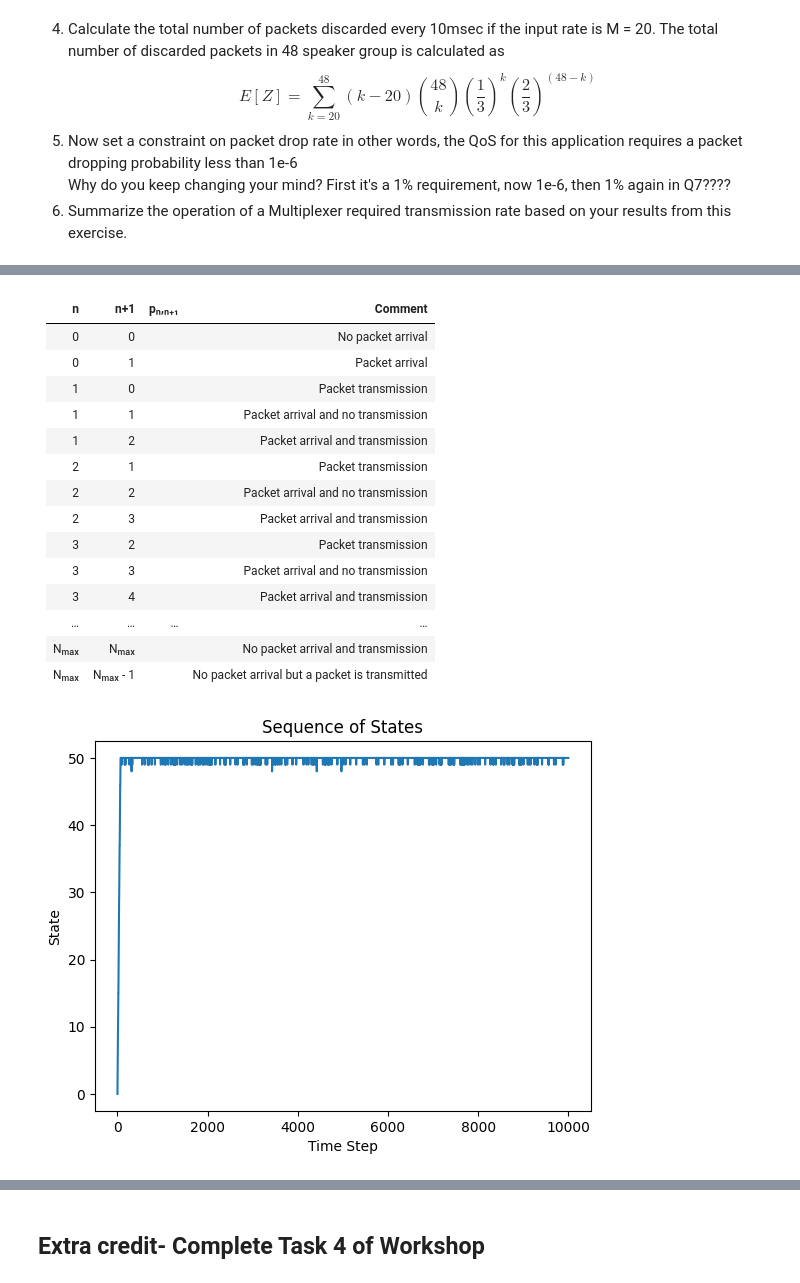
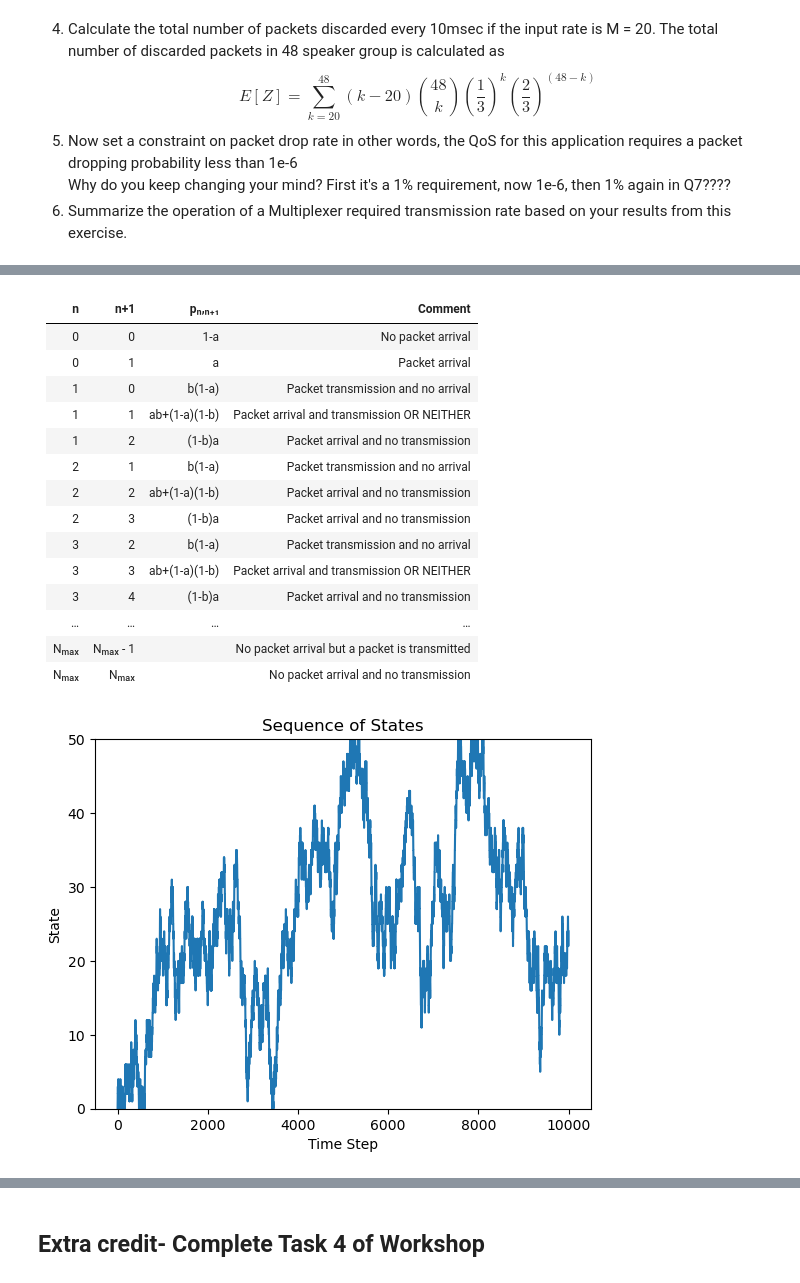
Before and after one commit to cpas0004/Monash2026, a Jupyter notebook: ECE4045/Labs/Lab 2/Lab2 -Moodle version_2025.ipynb, the cells around one changed output, grey strips where cells are left out. Saved outputs shown, nothing was run; the diff lists cells and outputs as text; code cells hidden in the pictures.

```diff
--- a/ECE4045/Labs/Lab 2/Lab2 -Moodle version_2025.ipynb
+++ b/ECE4045/Labs/Lab 2/Lab2 -Moodle version_2025.ipynb
@@ -286,20 +282,20 @@ These conditions define how the state of the data multiplexer changes over time
 
 | **n**      | **n+1**       | **pₙ,ₙ₊₁** | **Comment**                               |
 |------------|---------------|-------------|--------------------------------------------|
-| 0          | 0             |             | No packet arrival                          |
-| 0          | 1             |             | Packet arrival                             |
-| 1          | 0             |             | Packet transmission                        |
-| 1          | 1             |             | Packet arrival and no transmission         |
-| 1          | 2             |             | Packet arrival and transmission            |
-| 2          | 1             |             | Packet transmission                        |
-| 2          | 2             |             | Packet arrival and no transmission         |
-| 2          | 3             |             | Packet arrival and transmission            |
-| 3          | 2             |             | Packet transmission                        |
-| 3          | 3             |             | Packet arrival and no transmission         |
-| 3          | 4             |             | Packet arrival and transmission            |
+| 0          | 0             |    1-a         | No packet arrival                          |
+| 0          | 1             |    a        | Packet arrival                             |
+| 1          | 0             |    b(1-a)         | Packet transmission and no arrival                      |
+| 1          | 1             |    ab+(1-a)(1-b)        | Packet arrival and transmission OR NEITHER         |
+| 1          | 2             |    (1-b)a         | Packet arrival and no transmission            |
+| 2          | 1             |    b(1-a)         | Packet transmission and no arrival                       |
+| 2          | 2             |    ab+(1-a)(1-b)         | Packet arrival and no transmission         |
+| 2          | 3             |    (1-b)a         | Packet arrival and no transmission            |
+| 3          | 2             |    b(1-a)         | Packet transmission and no arrival                     |
+| 3          | 3             |    ab+(1-a)(1-b)         | Packet arrival and transmission OR NEITHER        |
+| 3          | 4             |    (1-b)a         | Packet arrival and no transmission            |
 | …          | …             | …           | …                                          |
-| Nₘₐₓ      | Nₘₐₓ          |             | No packet arrival and transmission         |
-| Nₘₐₓ      | Nₘₐₓ - 1      |             | No packet arrival but a packet is transmitted |
+| Nₘₐₓ      | Nₘₐₓ - 1       |             | No packet arrival but a packet is transmitted        |
+| Nₘₐₓ      | Nₘₐₓ      |             | No packet arrival and no transmission |
 # %%
 import numpy as np
 import matplotlib.pyplot as plt
@@ -330,37 +326,38 @@ def Discrete_MC(Nmax, P, IC, L):
 # a = float(input("Enter the probability of packet arrival (a) packets/sec: "))
 # b = float(input("Enter the probability of packet transmission (b) packets/sec: "))
 Nmax = 50
-a = 0.9
-b = 0.2
+a = 0.5
+b = 0.5
 
 # Define transition probabilities
 P = np.zeros((Nmax + 1, 3))
 #for N=0 state 0 buffer is empty
 P[0, :] = [0, 1 - a, a]
 r = [b * (1-a), a * b + (1 - a) * (1 - b), (1 - b) * a]
 #for N>0
 for n in range(1, Nmax):
     P[n, :] = r
 P[Nmax, :] = [(1 - a) * b, 1 - (1 - a) * b, 0]
 
 # Initial conditions
 IC = np.zeros(Nmax + 1)
 IC[0] = 1
 
 # Number of Events
 # L = int(input("Enter the number of events (L): "))
 L = 10000
 
 # Simulate the Markov chain
 Seq = Discrete_MC(Nmax, P, IC, L)
 # Plot the sequence of states
 plt.plot(Seq - 1)
 plt.title('Sequence of States')
 plt.xlabel('Time Step')
 plt.ylabel('State')
+plt.ylim(0, Nmax)
 plt.show()
 # %% [output]
-[figure, old version]
+[figure, new version]
 # %% [markdown]
 ### **Exercise-3**
 A  template for the Markov chain simulation of a Data Multiplexer is provided. Use this template and complete the following steps:
```
Also changed, not shown: parts of 13 cells of this notebook.
